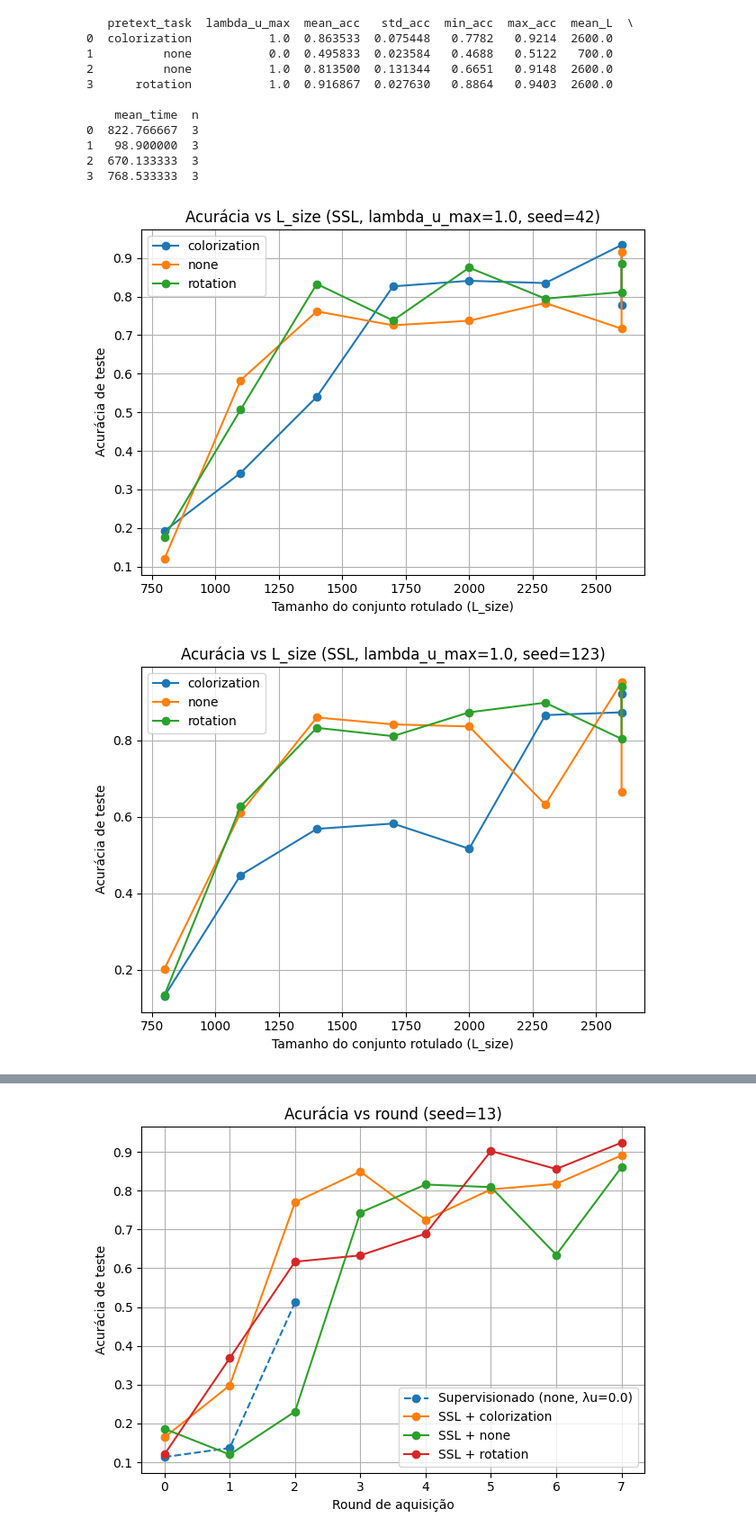
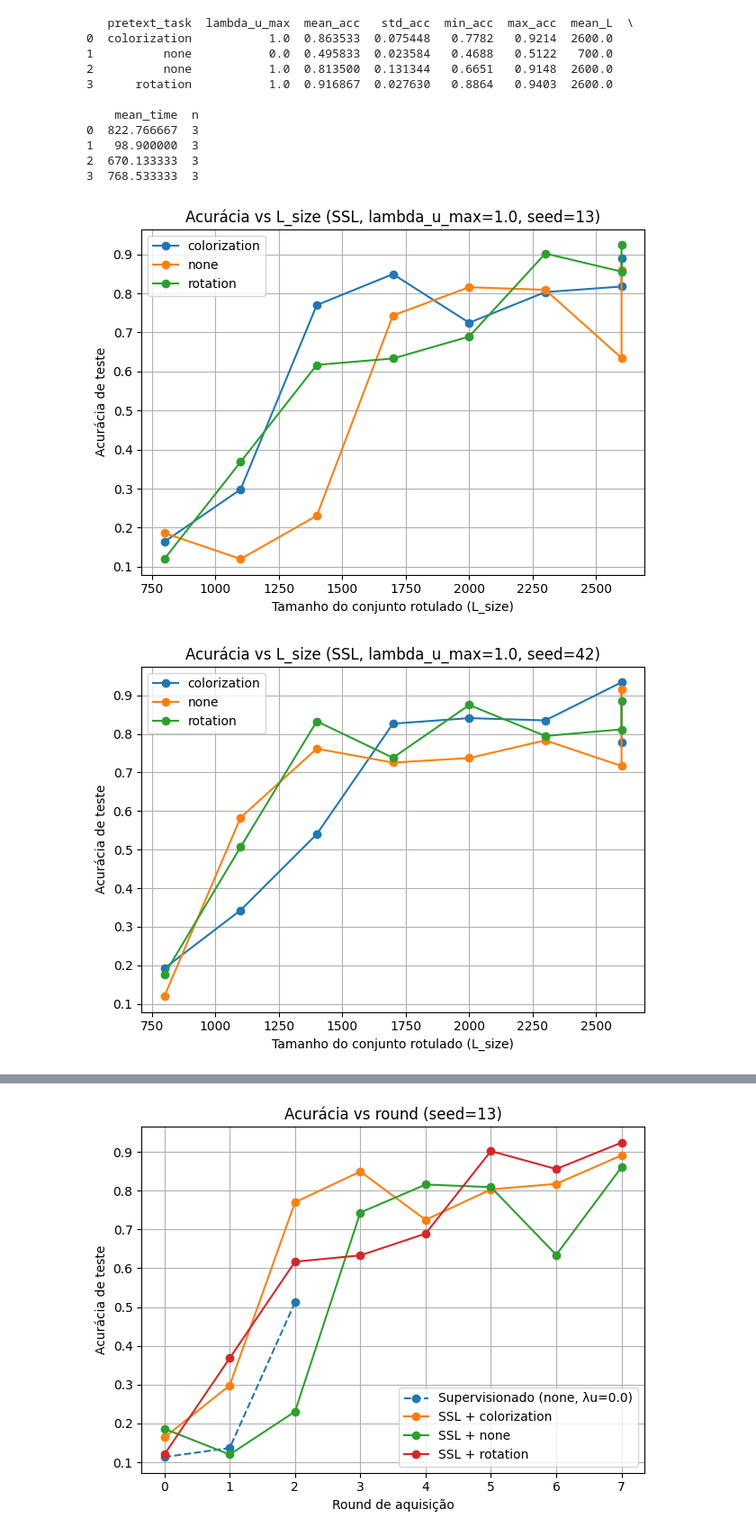
Before and after one commit to FelippeVelosoMarinho/ActiveSemisupervisedLearningCNN-s, a Jupyter notebook: notebooks/plots.ipynb, the cells around one changed output, grey strips where cells are left out. Shown: that part at 90% size. Cells and saved outputs as stored; diff of their text form; code cells hidden in the pictures.

```diff
--- a/notebooks/plots.ipynb
+++ b/notebooks/plots.ipynb
@@ -80,33 +80,34 @@ def plot_acc_vs_L(df, seed=None):
         data = data[data["seed"] == seed]
 
     # Para o caso de várias seeds, vamos tirar média por round/pretext_task/L_size
     grouped = (
         data.groupby(["pretext_task", "round", "L_size"], as_index=False)
             .agg(mean_acc=("test_acc", "mean"),
                  std_acc=("test_acc", "std"))
     )
 
     plt.figure()
     for task in sorted(grouped["pretext_task"].unique()):
         sub = grouped[grouped["pretext_task"] == task]
         plt.plot(sub["L_size"], sub["mean_acc"], marker="o", label=task)
         # opcional: barras de desvio-padrão
         # plt.fill_between(sub["L_size"], sub["mean_acc"]-sub["std_acc"], sub["mean_acc"]+sub["std_acc"], alpha=0.2)
 
     plt.xlabel("Tamanho do conjunto rotulado (L_size)")
     plt.ylabel("Acurácia de teste")
     plt.title("Acurácia vs L_size (SSL, lambda_u_max=1.0{})".format(
         f", seed={seed}" if seed is not None else ", média entre seeds"
     ))
     plt.legend()
     plt.grid(True)
     plt.tight_layout()
     plt.show()
 
 # Uso:
-#plot_acc_vs_L(df)          # média entre seeds
+plot_acc_vs_L(df, seed=13)
 plot_acc_vs_L(df, seed=42) # olhar um seed específico
 plot_acc_vs_L(df, seed=123)
+plot_acc_vs_L(df)          # média entre seeds
 # %% [output]
-[figure, old version]
+[figure, new version]
-[figure, old version]
+[figure, new version]
```
Also changed, not shown: parts of 1 cell of this notebook, 8 other files.
